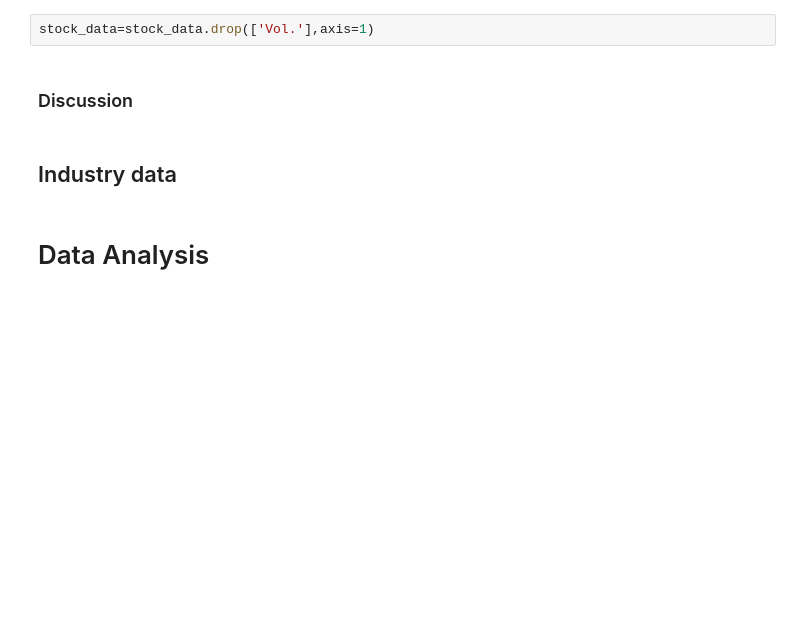
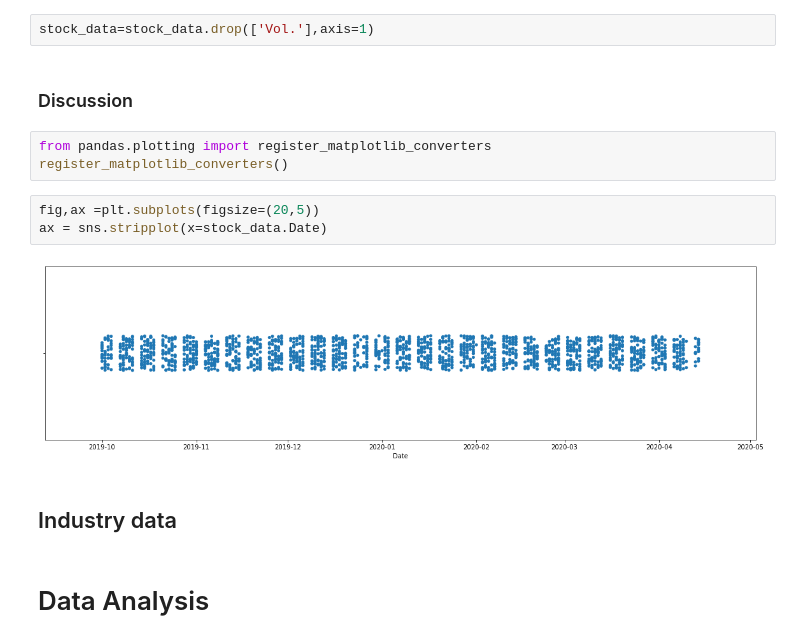
Before and after one commit to LongQin1/02806SocialDataVisualization, a Jupyter notebook: final project/Explainer notebook.ipynb, the cells around one changed output. Saved outputs shown, nothing was run; the diff lists cells and outputs as text; blank space fills up the shorter version.

```diff
--- a/final project/Explainer notebook.ipynb
+++ b/final project/Explainer notebook.ipynb
@@ -172,6 +174,14 @@ The Vol. column is dropped as it does not represent a value of intrest for this
 stock_data=stock_data.drop(['Vol.'],axis=1)
 # %% [markdown]
 ### Discussion
+# %%
+from pandas.plotting import register_matplotlib_converters
+register_matplotlib_converters()
+# %%
+fig,ax =plt.subplots(figsize=(20,5))
+ax = sns.stripplot(x=stock_data.Date)
+# %% [output]
+[figure, added]
 # %% [markdown]
 ## Industry data
 # %% [markdown]
```
Also changed, not shown: parts of 1 cell of this notebook.
